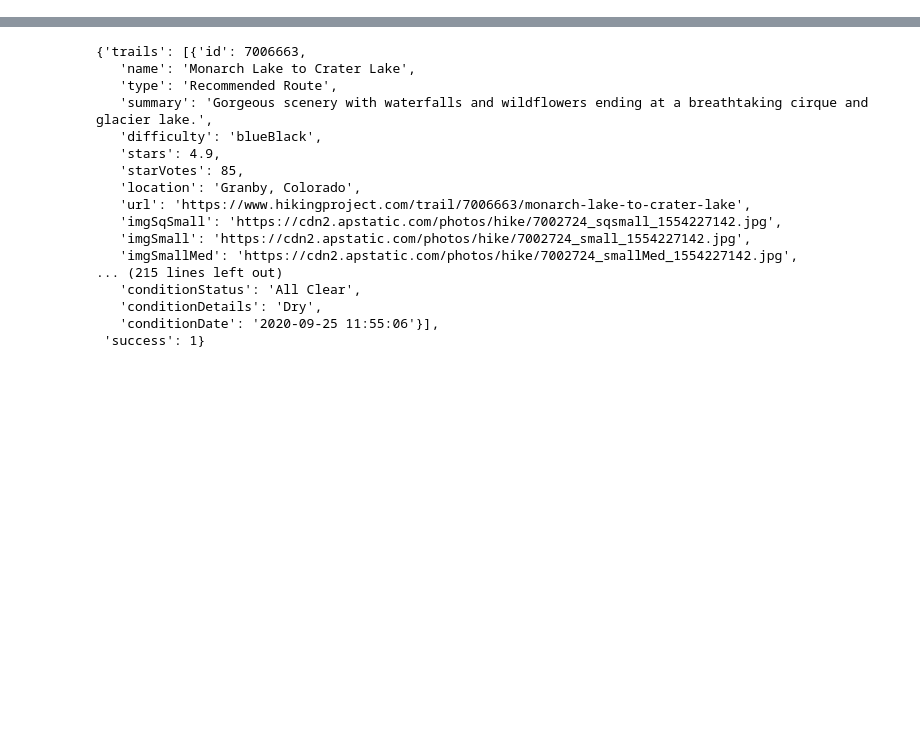
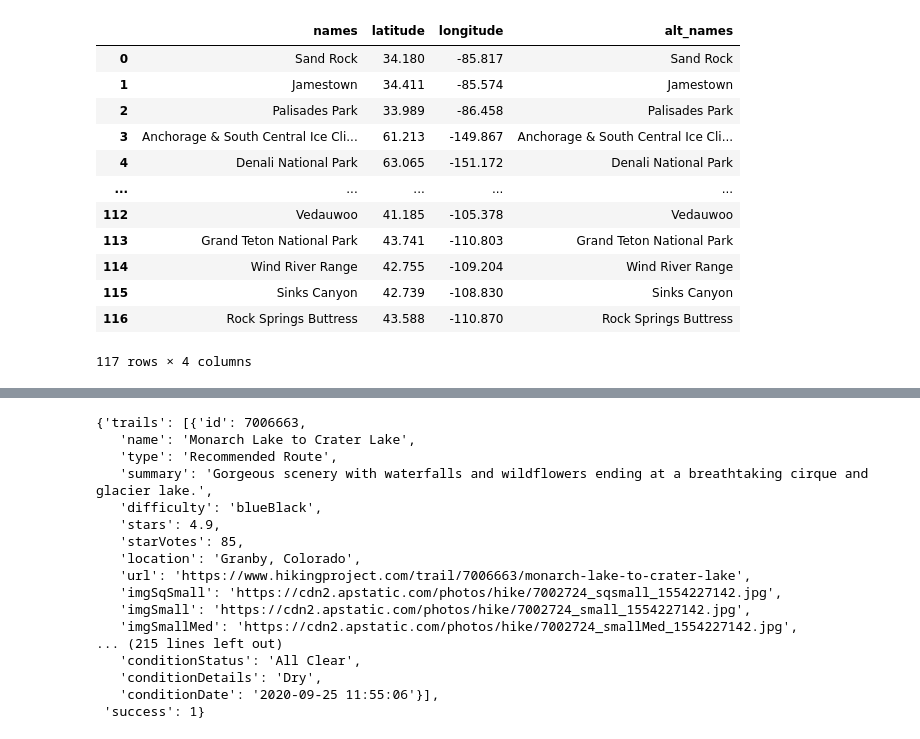
Before and after one commit to kristanlpruett/PROJECT-2-GOING-THE-SOCIAL-DISTANCE-KU-EDW, a Jupyter notebook: APIs.ipynb, the cells around one changed output, grey strips where cells are left out. Drawn from its saved outputs; the diff is of its cells as text; code cells hidden in the pictures; blank space fills up the shorter version.

```diff
--- a/APIs.ipynb
+++ b/APIs.ipynb
@@ -12,3 +12,20 @@ engine.table_names()
 # %%
 mtn_api = '200227251-dff824783300bfdde3f3714b65feede7'
 hike_api = '200227251-52bbf40f14de65bb8de3f88b82402869'
+# %%
+cities = pd.read_csv('static/js/latlong_list_forAPI.csv')
+cities
+# %% [output]
+|  | names | latitude | longitude | alt_names |
+| 0 | Sand Rock | 34.180 | -85.817 | Sand Rock |
+| 1 | Jamestown | 34.411 | -85.574 | Jamestown |
+| 2 | Palisades Park | 33.989 | -86.458 | Palisades Park |
+| 3 | Anchorage & South Central Ice Cli... | 61.213 | -149.867 | Anchorage & South Central Ice Cli... |
+| 4 | Denali National Park | 63.065 | -151.172 | Denali National Park |
+| ... | ... | ... | ... | ... |
+| 112 | Vedauwoo | 41.185 | -105.378 | Vedauwoo |
+| 113 | Grand Teton National Park | 43.741 | -110.803 | Grand Teton National Park |
+| 114 | Wind River Range | 42.755 | -109.204 | Wind River Range |
+| 115 | Sinks Canyon | 42.739 | -108.830 | Sinks Canyon |
+| 116 | Rock Springs Buttress | 43.588 | -110.870 | Rock Springs Buttress |
+117 rows × 4 columns
```
Also changed, not shown: parts of 7 cells of this notebook, 11 other files.
